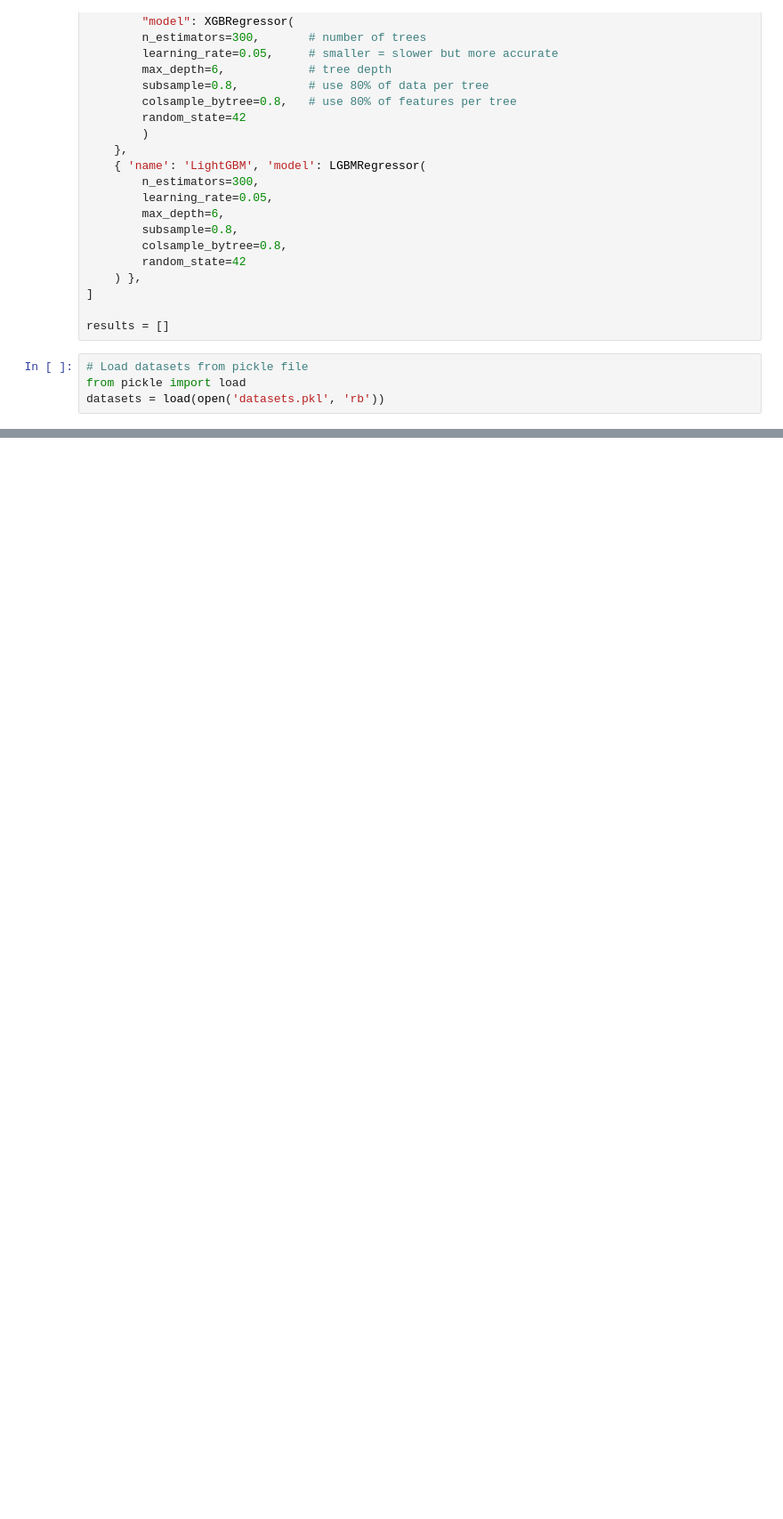
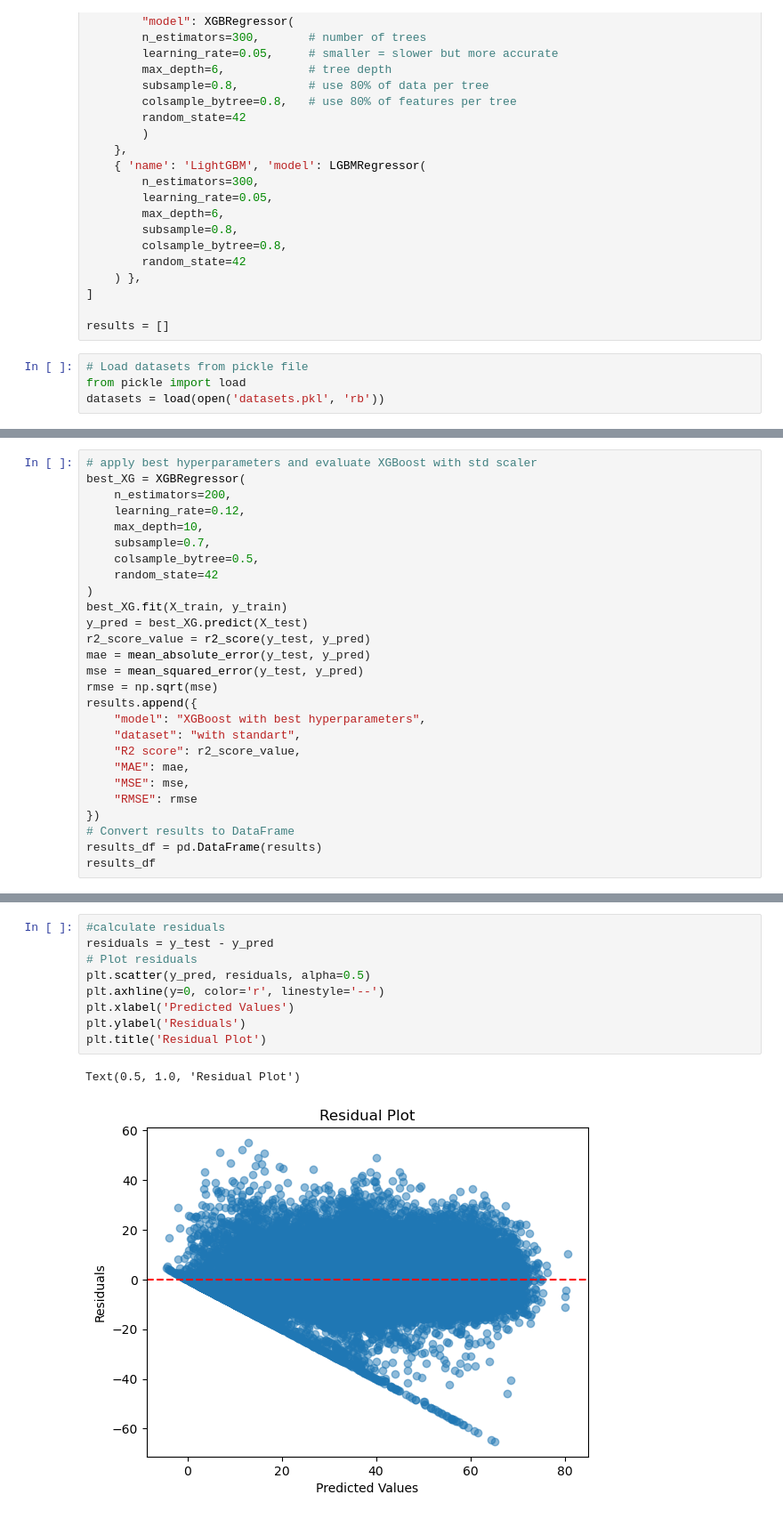
Before and after one commit to deryakubraer/ML_Project_1, a Jupyter notebook: 3_Modelling.ipynb, the cells around one changed output, grey strips where cells are left out. Shown at 89% size. Saved outputs shown, nothing was run; the diff lists cells and outputs as text; blank space fills up the shorter version.

Commit message:
3_Modelling hyperparameter optimization

```diff
--- a/3_Modelling.ipynb
+++ b/3_Modelling.ipynb
@@ -182,0 +229,27 @@ plt.show()
+# %%
+# apply best hyperparameters and evaluate XGBoost with std scaler
+best_XG = XGBRegressor(
+    n_estimators=200,
+    learning_rate=0.12,
+    max_depth=10,
+    subsample=0.7,
+    colsample_bytree=0.5,
+    random_state=42
+)
+best_XG.fit(X_train, y_train)
+y_pred = best_XG.predict(X_test)
+r2_score_value = r2_score(y_test, y_pred)
+mae = mean_absolute_error(y_test, y_pred)
+mse = mean_squared_error(y_test, y_pred)
+rmse = np.sqrt(mse)
+results.append({
+    "model": "XGBoost with best hyperparameters",
+    "dataset": "with standart",
+    "R2 score": r2_score_value,
+    "MAE": mae,
+    "MSE": mse,
+    "RMSE": rmse
+})
+# Convert results to DataFrame
+results_df = pd.DataFrame(results)
+results_df
@@ -182,0 +277,12 @@ plt.show()
+# %%
+#calculate residuals
+residuals = y_test - y_pred
+# Plot residuals
+plt.scatter(y_pred, residuals, alpha=0.5)
+plt.axhline(y=0, color='r', linestyle='--')
+plt.xlabel('Predicted Values')
+plt.ylabel('Residuals')
+plt.title('Residual Plot')
+# %% [output]
+Text(0.5, 1.0, 'Residual Plot')
+[figure, added]
```
Also changed, not shown: parts of 13 cells of this notebook.
